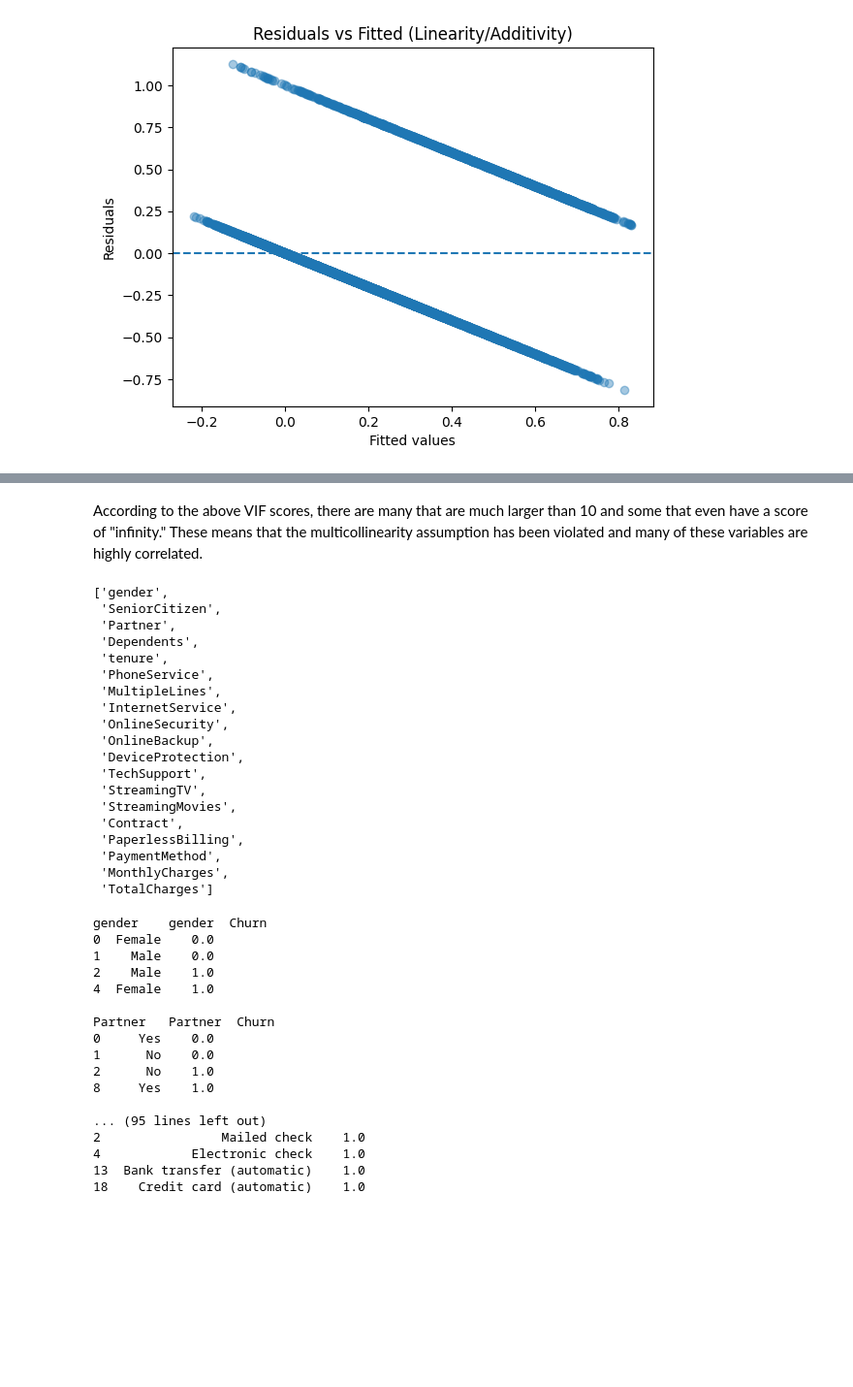
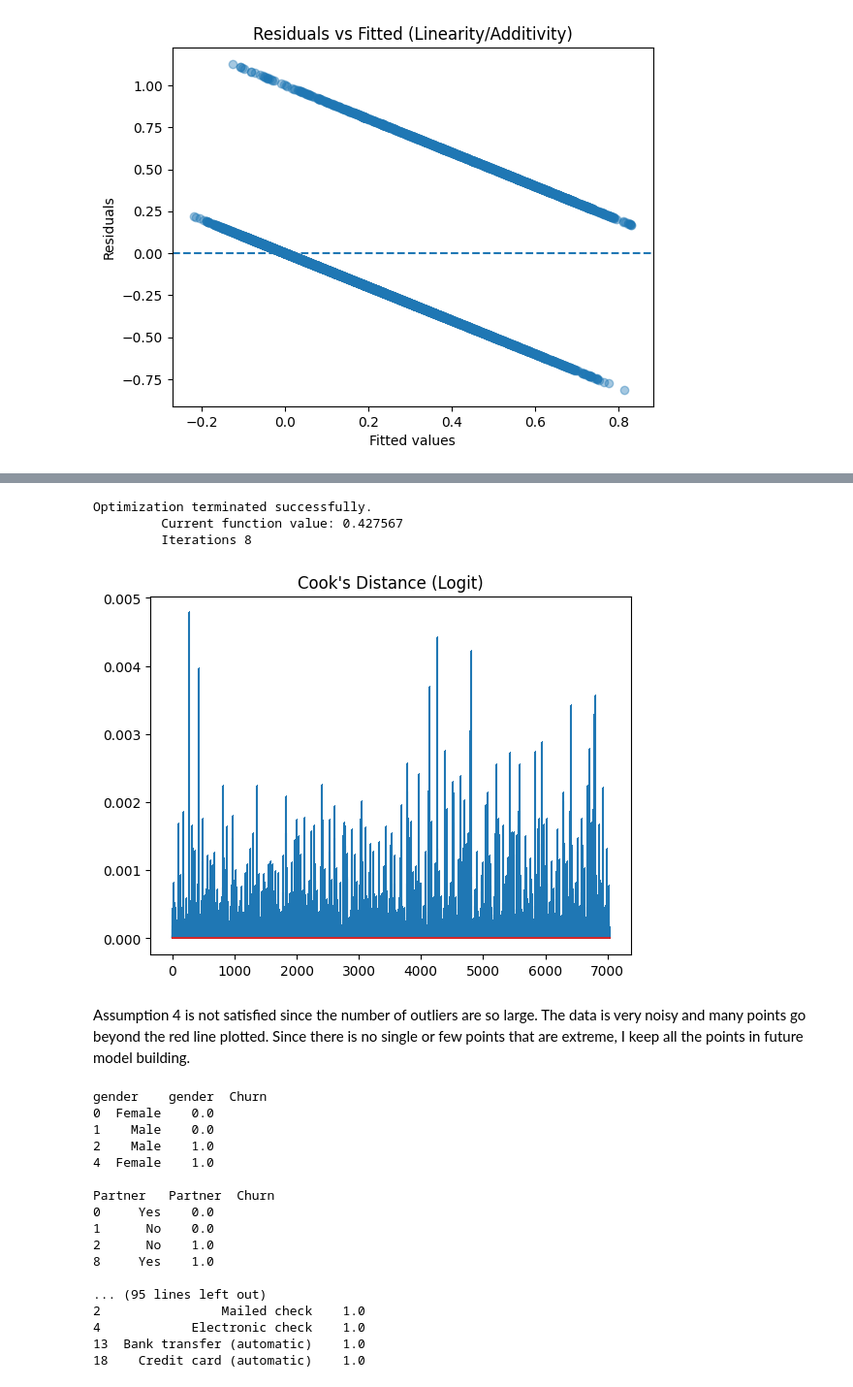
Before and after one commit to jahnavi-maddhuri/JahnaviMaddhuri-DukeXAI, a Jupyter notebook: InterpretableML.ipynb, the cells around one changed output, grey strips where cells are left out. Shown at 97% size. Saved outputs shown, nothing was run; the diff lists cells and outputs as text; code cells hidden in the pictures; blank space fills up the shorter version.

```diff
--- a/InterpretableML.ipynb
+++ b/InterpretableML.ipynb
@@ -265,33 +261,31 @@ print(vif)
-# %% [markdown]
-According to the above VIF scores, there are many that are much larger than 10 and some that even have a score of "infinity." These means that the multicollinearity assumption has been violated and many of these variables are highly correlated.
-# %%
-PhoneService_Yes         inf
-9          MultipleLines_No phone service         inf
-12                     InternetService_No         inf
-13     OnlineSecurity_No internet service         inf
-15       OnlineBackup_No internet service         inf
-17   DeviceProtection_No internet service         inf
-19        TechSupport_No internet service         inf
-21        StreamingTV_No internet service         inf
-23    StreamingMovies_No internet service         inf
-# %% [output]
-['gender',
- 'SeniorCitizen',
- 'Partner',
- 'Dependents',
- 'tenure',
- 'PhoneService',
- 'MultipleLines',
- 'InternetService',
- 'OnlineSecurity',
- 'OnlineBackup',
- 'DeviceProtection',
- 'TechSupport',
- 'StreamingTV',
- 'StreamingMovies',
- 'Contract',
- 'PaperlessBilling',
- 'PaymentMethod',
- 'MonthlyCharges',
- 'TotalCharges']
+# %%
+# Assumption 4: No influential outliers
+X = df.dropna()[X_col_names]
+X = pd.get_dummies(X, drop_first=True)
+X = add_constant(X)
+X = X.astype(float)
+X = X.drop(columns=[ # drop columns with high multicollinearity
+    'MonthlyCharges', 'PhoneService_Yes', 'MultipleLines_No phone service',
+    'InternetService_Fiber optic', 'InternetService_No',
+    'OnlineSecurity_No internet service', 'OnlineBackup_No internet service',
+    'DeviceProtection_No internet service', 'TechSupport_No internet service',
+    'StreamingTV_No internet service', 'StreamingTV_Yes',
+    'StreamingMovies_No internet service', 'StreamingMovies_Yes'
+    ])
+y = df.dropna()['Churn']
+logit_model = sm.Logit(y, X).fit()
+influence = logit_model.get_influence()
+summary_frame = influence.summary_frame()
+
+summary_frame["cooks_d"] = influence.cooks_distance[0]
+plt.stem(summary_frame["cooks_d"], markerfmt=",")
+plt.title("Cook's Distance (Logit)")
+plt.show()
+# %% [output]
+Optimization terminated successfully.
+         Current function value: 0.427567
+         Iterations 8
+[figure, added]
+# %% [markdown]
+Assumption 4 is not satisfied since the number of outliers are so large. The data is very noisy and many points go beyond the red line plotted. Since there is no single or few points that are extreme, I keep all the points in future model building.
 # %%
```
Also changed, not shown: parts of 29 cells of this notebook.
